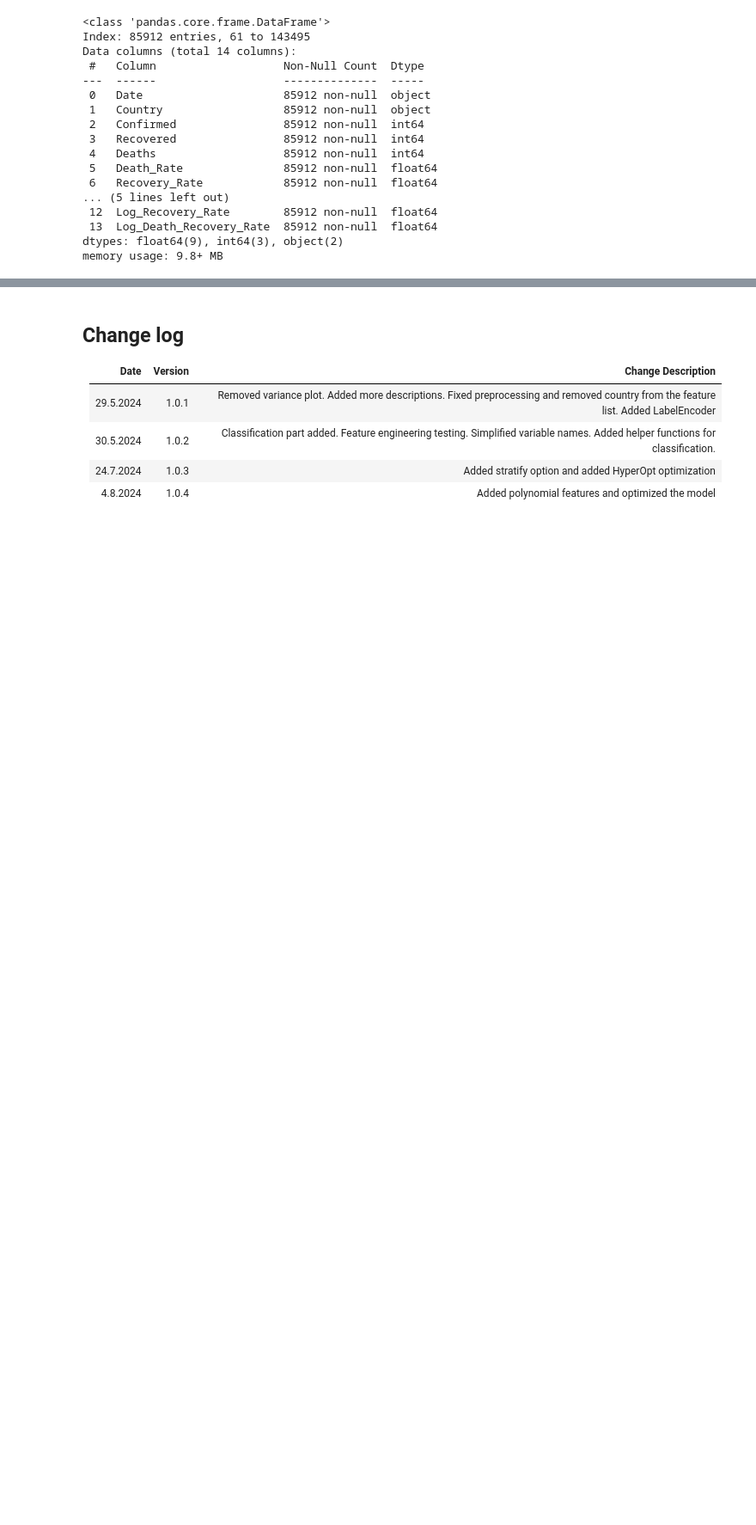
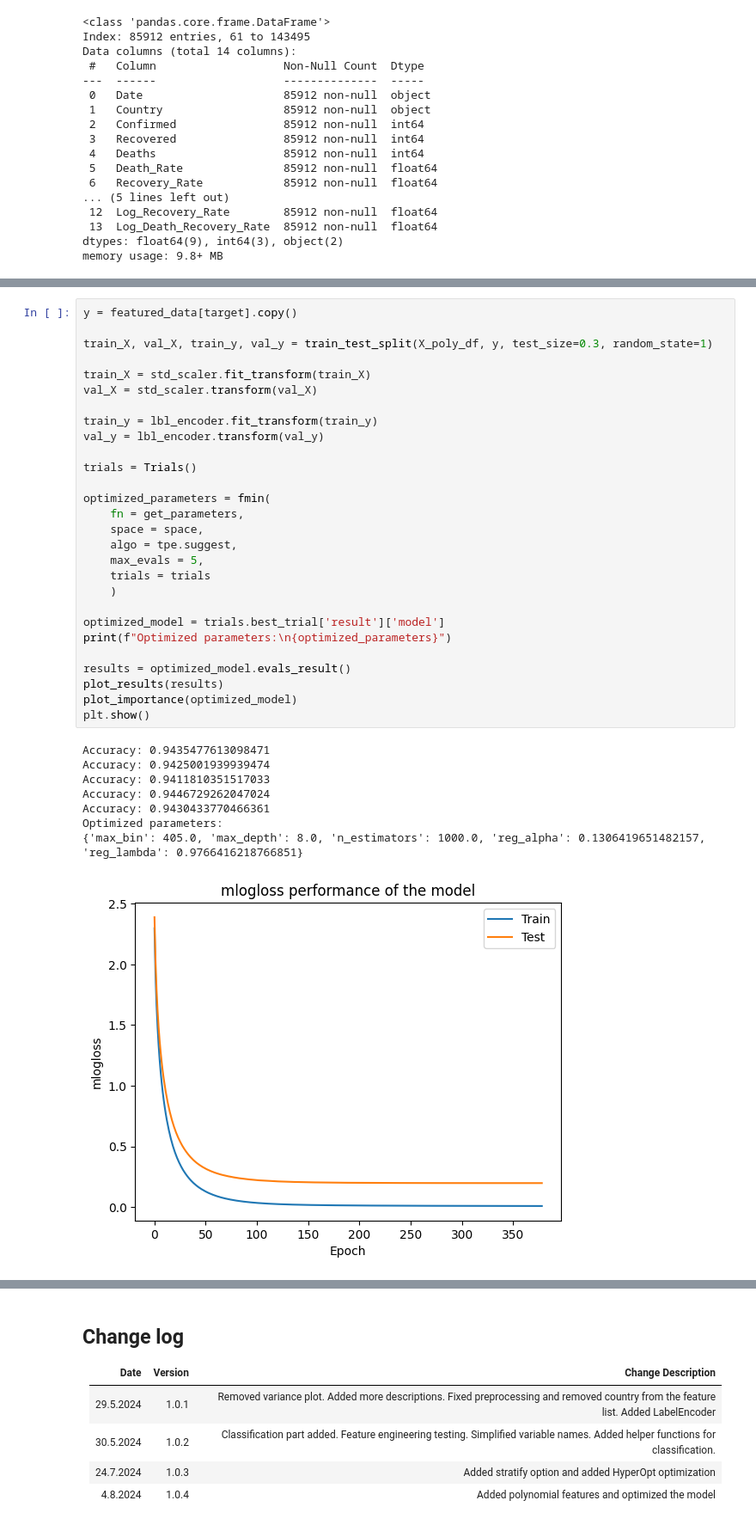
Before and after one commit to SamiAnttalainen/Covid-19_Analysis-Project, a Jupyter notebook: Covid-19_Modeling.ipynb, the cells around one changed output, grey strips where cells are left out. Shown at 86% size. Saved outputs shown, nothing was run; the diff lists cells and outputs as text; blank space fills up the shorter version.

```diff
--- a/Covid-19_Modeling.ipynb
+++ b/Covid-19_Modeling.ipynb
@@ -797,0 +874,37 @@ plt.show()
+# %%
+y = featured_data[target].copy()
+
+train_X, val_X, train_y, val_y = train_test_split(X_poly_df, y, test_size=0.3, random_state=1)
+
+train_X = std_scaler.fit_transform(train_X)
+val_X = std_scaler.transform(val_X)
+
+train_y = lbl_encoder.fit_transform(train_y)
+val_y = lbl_encoder.transform(val_y)
+
+trials = Trials()
+
+optimized_parameters = fmin(
+    fn = get_parameters,
+    space = space,
+    algo = tpe.suggest,
+    max_evals = 5,
+    trials = trials
+    )
+
+optimized_model = trials.best_trial['result']['model']
+print(f"Optimized parameters:\n{optimized_parameters}")
+
+results = optimized_model.evals_result()
+plot_results(results)
+plot_importance(optimized_model)
+plt.show()
+# %% [output]
+Accuracy: 0.9435477613098471
+Accuracy: 0.9425001939939474
+Accuracy: 0.9411810351517033
+Accuracy: 0.9446729262047024
+Accuracy: 0.9430433770466361
+Optimized parameters:
+{'max_bin': 405.0, 'max_depth': 8.0, 'n_estimators': 1000.0, 'reg_alpha': 0.1306419651482157, 'reg_lambda': 0.9766416218766851}
+[figure, added]
```
Also changed, not shown: parts of 10 cells of this notebook, 1 other file.
